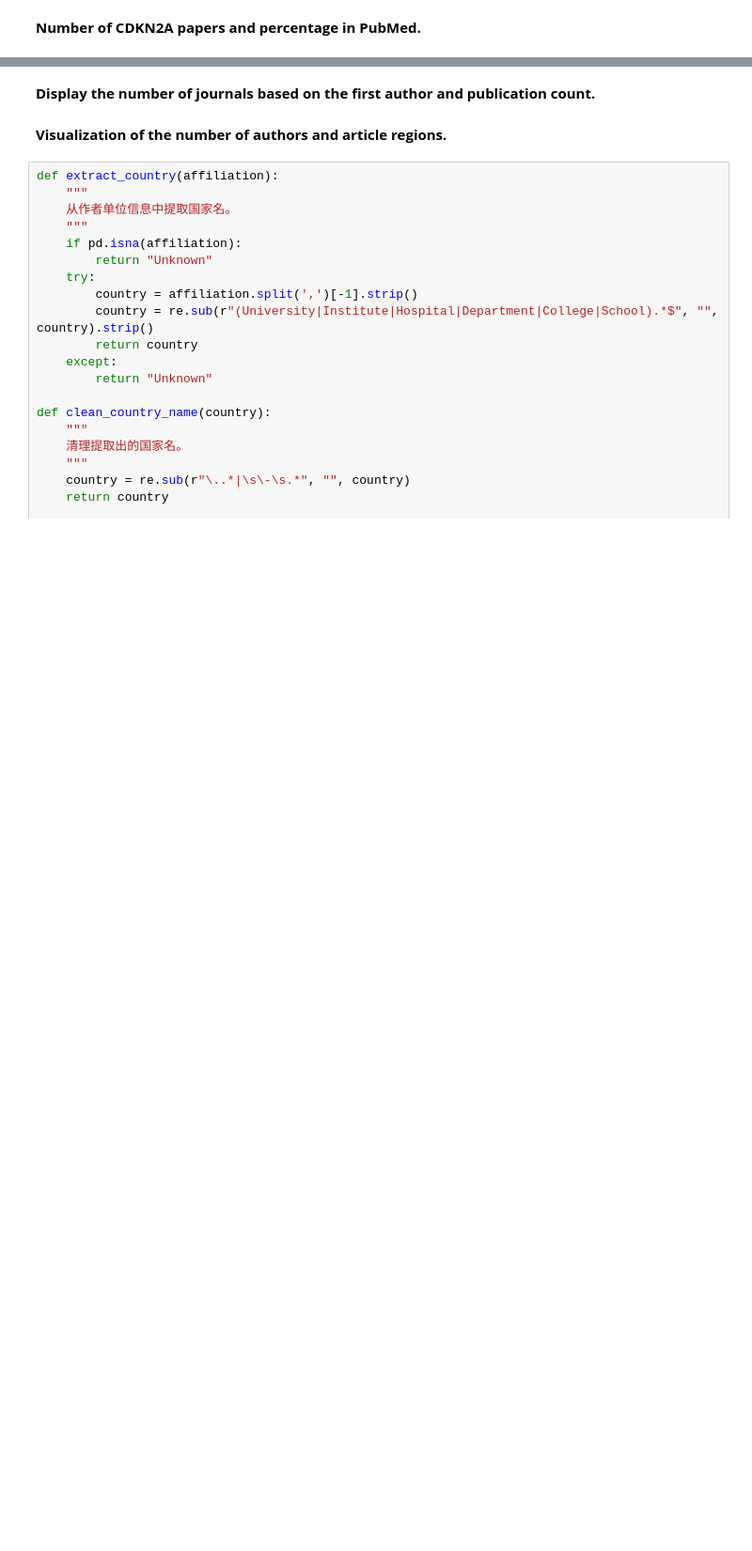
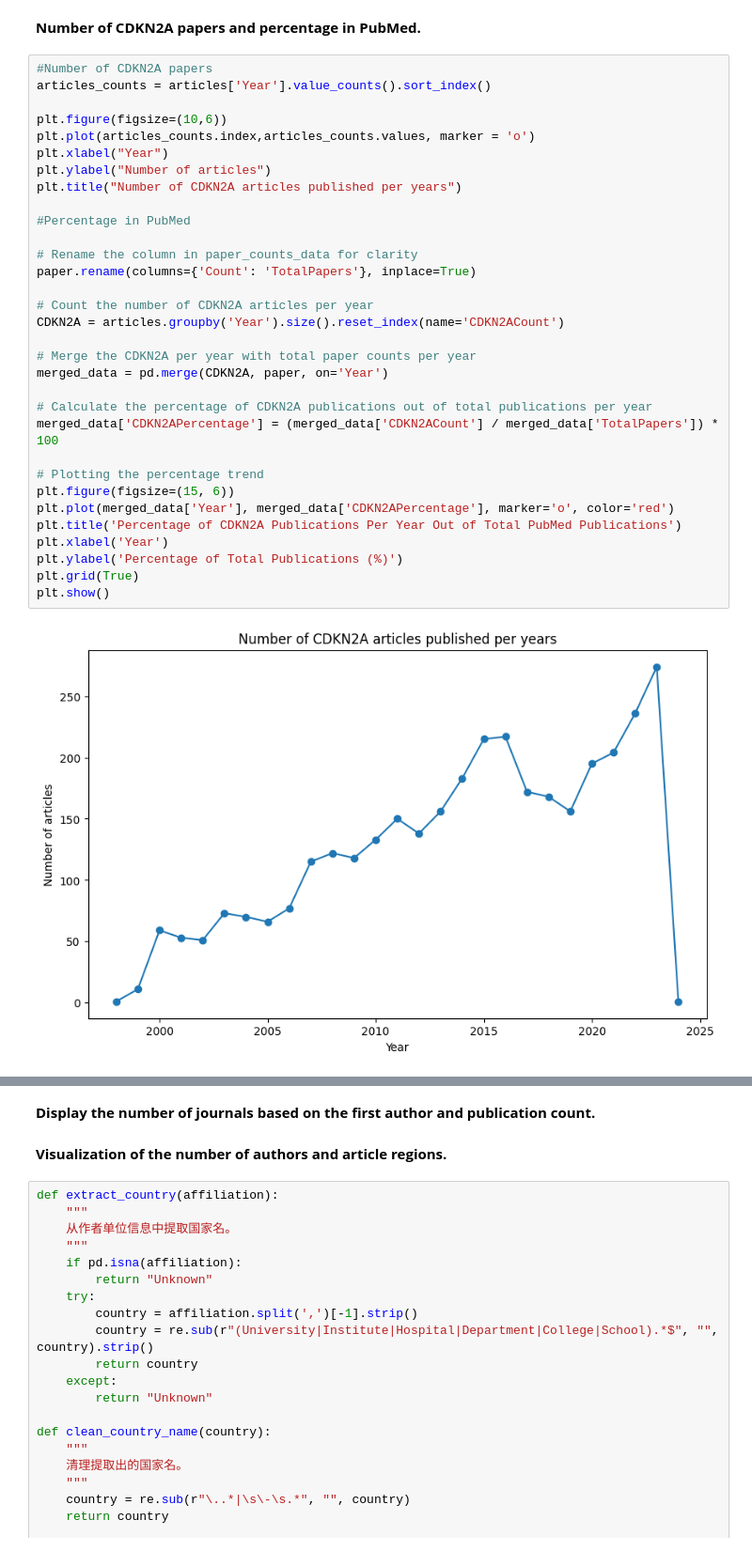
Before and after one commit to Sherryqilin/Assessment2_skills, a Jupyter notebook: skills_group1.ipynb, the cells around one changed output, grey strips where cells are left out. Shown: that part at 94% size. Cells and saved outputs as stored; diff of their text form; blank space fills up the shorter version.

```diff
--- a/skills_group1.ipynb
+++ b/skills_group1.ipynb
@@ -25,2 +123,36 @@ paper = pd.read_csv("paper_counts.csv")
 # %% [markdown]
 **Number of CDKN2A papers and percentage in PubMed.**
+# %%
+#Number of CDKN2A papers
+articles_counts = articles['Year'].value_counts().sort_index()
+
+plt.figure(figsize=(10,6))
+plt.plot(articles_counts.index,articles_counts.values, marker = 'o')
+plt.xlabel("Year")
+plt.ylabel("Number of articles")
+plt.title("Number of CDKN2A articles published per years")
+
+#Percentage in PubMed
+
+# Rename the column in paper_counts_data for clarity
+paper.rename(columns={'Count': 'TotalPapers'}, inplace=True)
+
+# Count the number of CDKN2A articles per year
+CDKN2A = articles.groupby('Year').size().reset_index(name='CDKN2ACount')
+
+# Merge the CDKN2A per year with total paper counts per year
+merged_data = pd.merge(CDKN2A, paper, on='Year')
+
+# Calculate the percentage of CDKN2A publications out of total publications per year
+merged_data['CDKN2APercentage'] = (merged_data['CDKN2ACount'] / merged_data['TotalPapers']) * 100
+
+# Plotting the percentage trend
+plt.figure(figsize=(15, 6))
+plt.plot(merged_data['Year'], merged_data['CDKN2APercentage'], marker='o', color='red')
+plt.title('Percentage of CDKN2A Publications Per Year Out of Total PubMed Publications')
+plt.xlabel('Year')
+plt.ylabel('Percentage of Total Publications (%)')
+plt.grid(True)
+plt.show()
+# %% [output]
+[figure, added]
```
Also changed, not shown: parts of 3 cells of this notebook, 1 other file.
